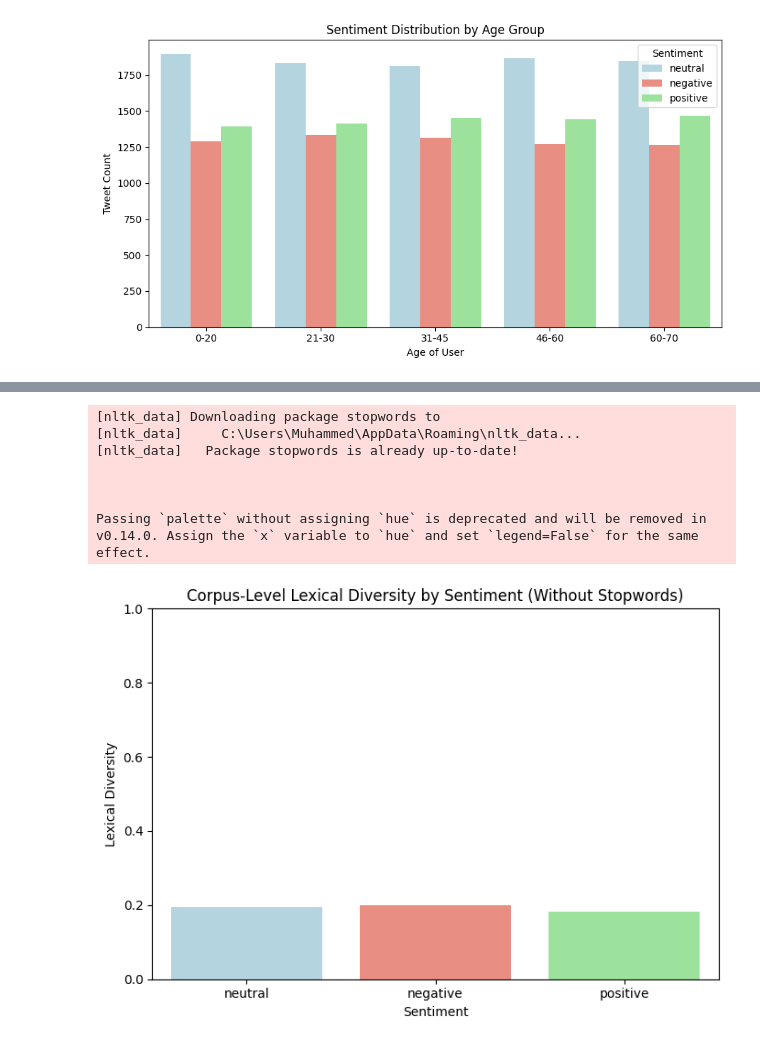
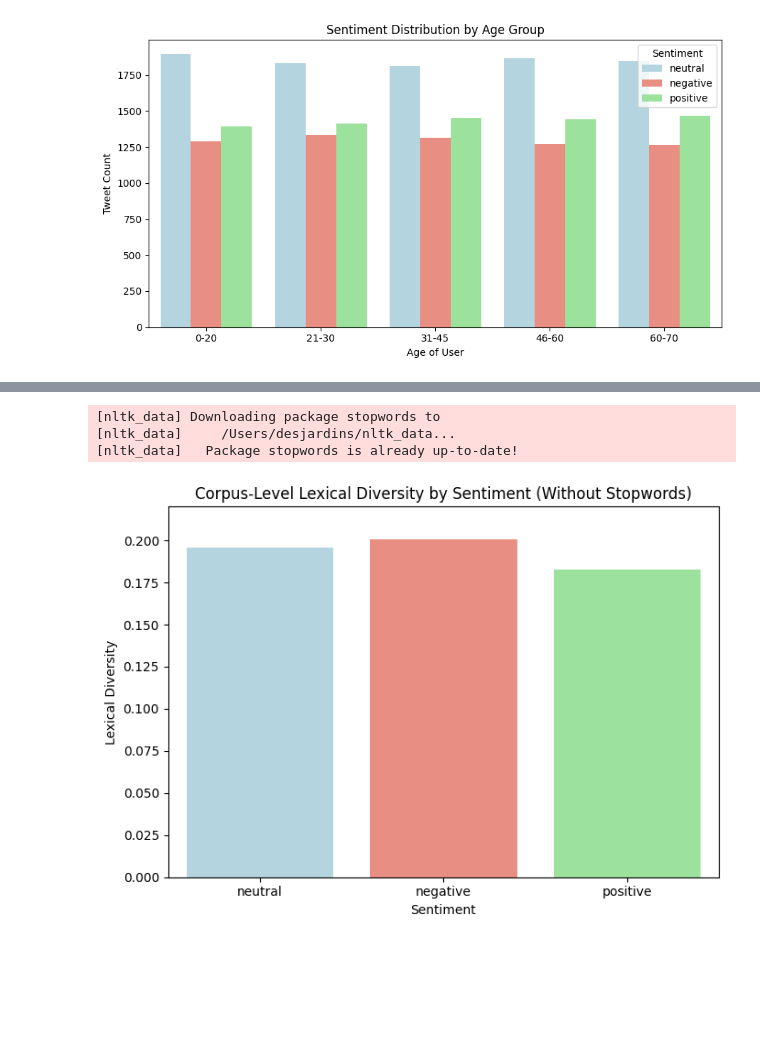
Before and after one commit to DesjardinsRepos/NLP_2025, a Jupyter notebook: 1-insights.ipynb, the cells around one changed output, grey strips where cells are left out. Drawn from its saved outputs; the diff is of its cells as text; code cells hidden in the pictures; blank space fills up the shorter version.

```diff
--- a/1-insights.ipynb
+++ b/1-insights.ipynb
@@ -705,9 +698,6 @@ import re
 from nltk.corpus import stopwords
 import nltk
 
-
-
-# Download stopwords if not already available
 nltk.download('stopwords')
 stop_words = set(stopwords.words('english'))
 
@@ -719,38 +709,34 @@ def get_lexical_diversity(text_list):
 
     # Remove stopwords
     filtered_words = [w for w in words if w not in stop_words]
 
     total_words = len(filtered_words)
     unique_words = len(set(filtered_words))
 
     return unique_words / total_words if total_words > 0 else 0
 
 # Calculate per sentiment
 lexical_by_sentiment = []
 for sentiment in df_full['sentiment'].unique():
     texts = df_full[df_full['sentiment'] == sentiment]['text'].dropna().tolist()
     diversity = get_lexical_diversity(texts)
     lexical_by_sentiment.append({'sentiment': sentiment, 'lexical_diversity': diversity})
 
 # Prepare for plotting
 lexical_summary = pd.DataFrame(lexical_by_sentiment)
 
 # Plot
 plt.figure(figsize=(7, 5))
-sns.barplot(data=lexical_summary, x='sentiment', y='lexical_diversity',palette= custom_colors)
+sns.barplot(data=lexical_summary, x='sentiment', y='lexical_diversity',palette= custom_colors, hue='sentiment')
 
 plt.title('Corpus-Level Lexical Diversity by Sentiment (Without Stopwords)')
 plt.xlabel('Sentiment')
 plt.ylabel('Lexical Diversity')
-plt.ylim(0, 1)
+plt.ylim(0, 0.22)
 plt.tight_layout()
 plt.show()
 # %% [output]
 [nltk_data] Downloading package stopwords to
-[nltk_data]     C:\Users\Muhammed\AppData\Roaming\nltk_data...
+[nltk_data]     /Users/desjardins/nltk_data...
 [nltk_data]   Package stopwords is already up-to-date!
-
-
-
-Passing `palette` without assigning `hue` is deprecated and will be removed in v0.14.0. Assign the `x` variable to `hue` and set `legend=False` for the same effect.
-[figure, old version]
+[figure, new version]
```
Also changed, not shown: parts of 9 cells of this notebook, 2 other files.
